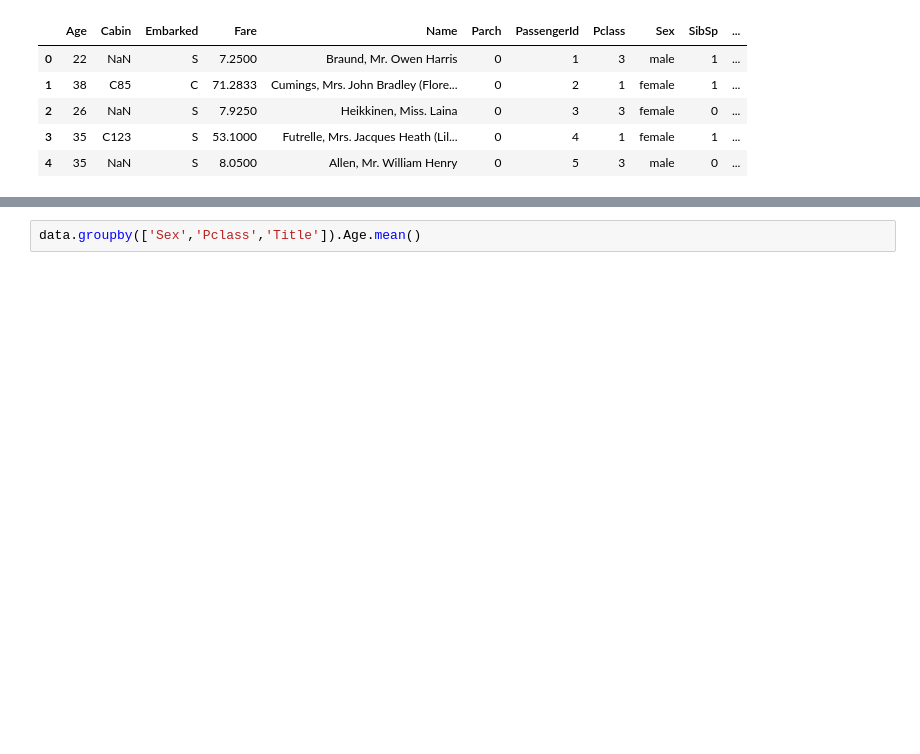
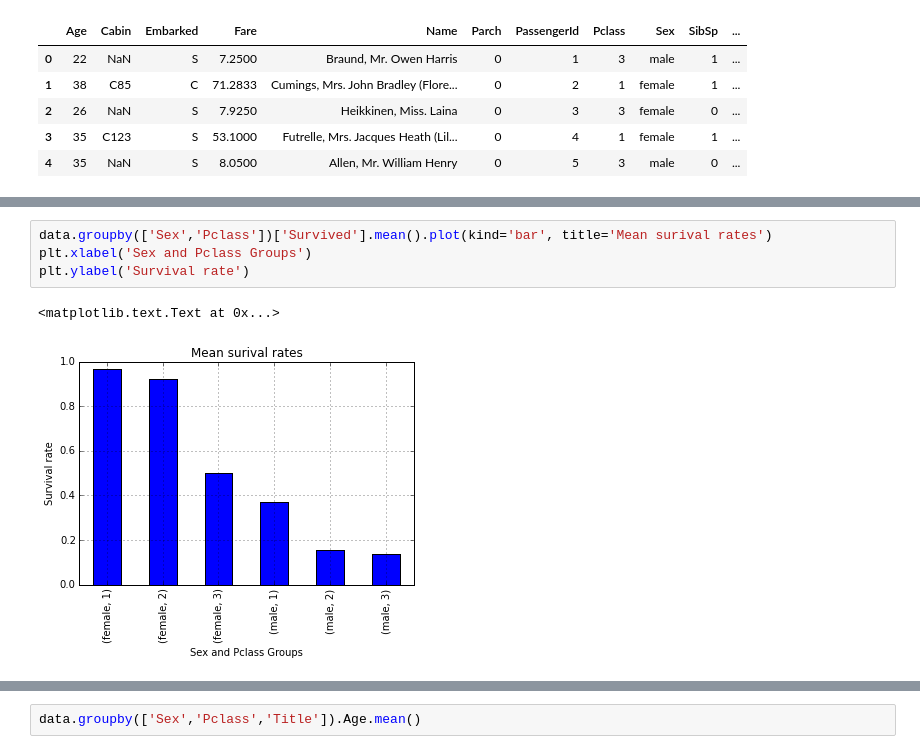
Before and after one commit to Alexjmsherman/General_Assembly_Final_Project, a Jupyter notebook: Ipython_notebooks/Titanic-Kaggle.ipynb, the cells around one changed output, grey strips where cells are left out. Saved outputs shown, nothing was run; the diff lists cells and outputs as text; blank space fills up the shorter version.

```diff
--- a/Ipython_notebooks/Titanic-Kaggle.ipynb
+++ b/Ipython_notebooks/Titanic-Kaggle.ipynb
@@ -57,0 +44,7 @@ Name: Survived, dtype: float64
+# %%
+data.groupby(['Sex','Pclass'])['Survived'].mean().plot(kind='bar', title='Mean surival rates')
+plt.xlabel('Sex and Pclass Groups')
+plt.ylabel('Survival rate')
+# %% [output]
+<matplotlib.text.Text at 0x...>
+[figure, added]
```
Also changed, not shown: parts of 48 cells of this notebook.
